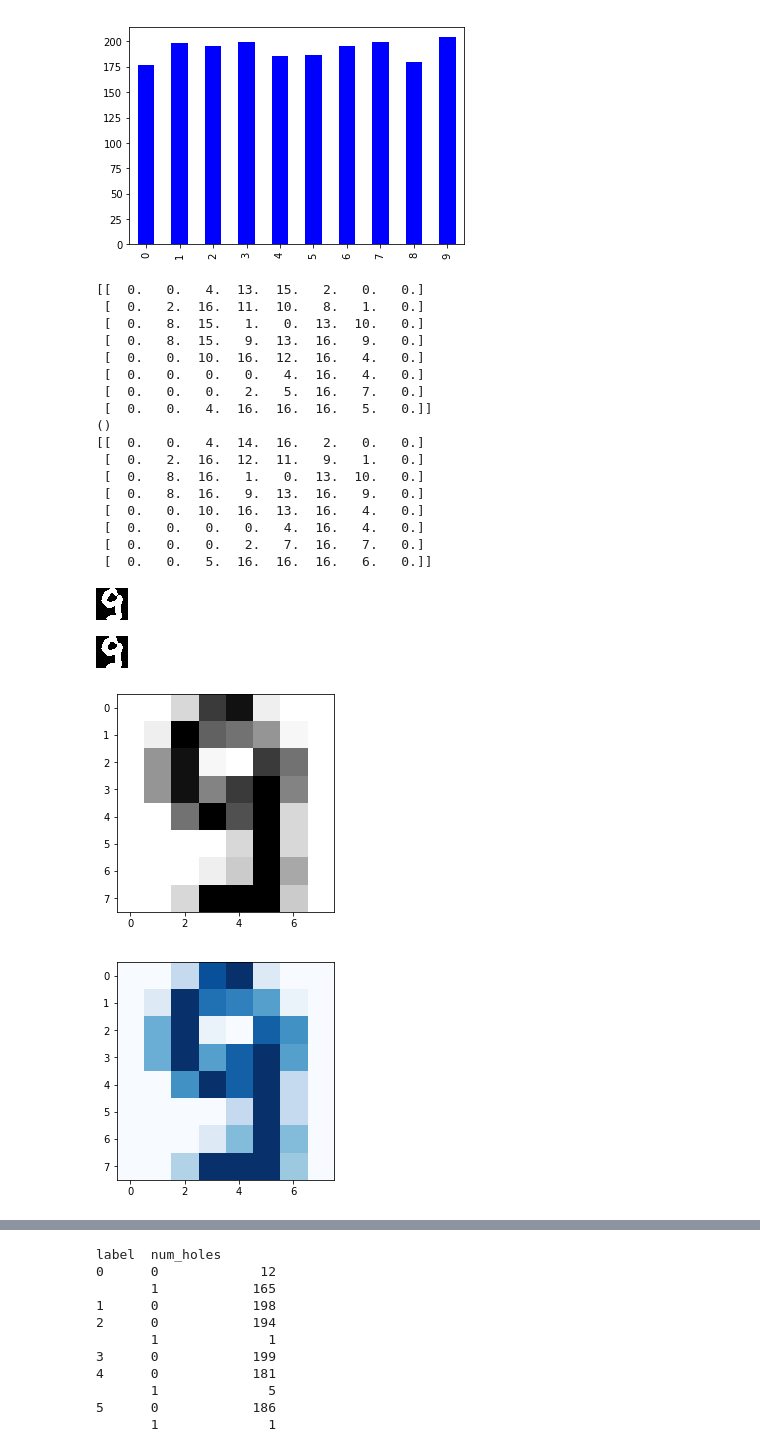
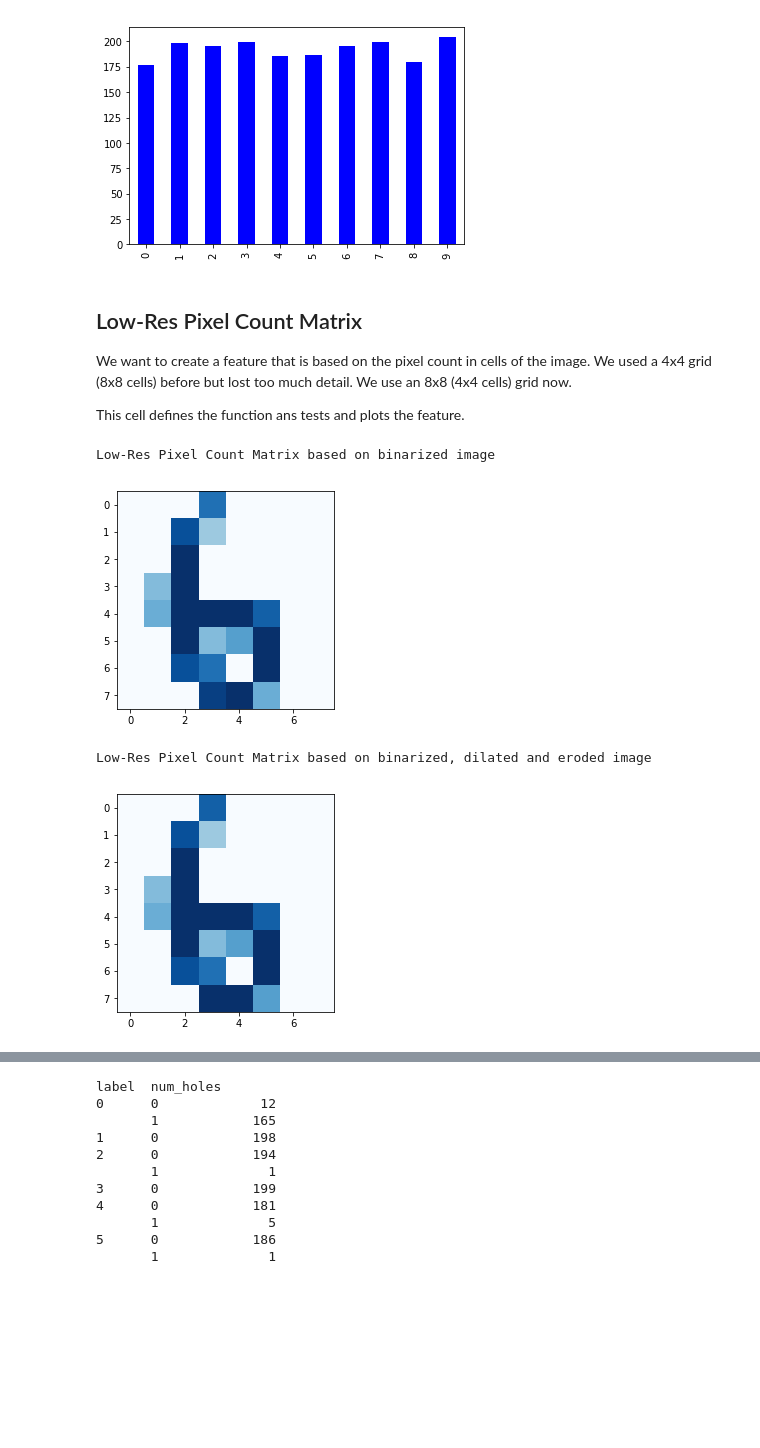
Before and after one commit to jsmienk/IML, a Jupyter notebook: notebooks/feature_extraction.ipynb, the cells around one changed output, grey strips where cells are left out. Drawn from its saved outputs; the diff is of its cells as text; code cells hidden in the pictures; blank space fills up the shorter version.

```diff
--- a/notebooks/feature_extraction.ipynb
+++ b/notebooks/feature_extraction.ipynb
@@ -46,14 +63,10 @@ for img in raw:
 # %%
 # EXAMPLE IMAGES
-# images[0][1].save(disp)
-# images[1][1].save(disp)
-# images[2][1].save(disp)
+images[0][1].save(disp)
 
-img = Image('../dataset-images/4686.png')#images[0][1]
-img.save(disp)
-img.binarize().save(disp)
-img.binarize().erode().save(disp)
-img.binarize().dilate().save(disp)
-img.binarize().erode().dilate().save(disp)
-img.binarize().dilate().erode().save(disp)
+img = images[0][1]
+img.erode().save(disp)
+img.dilate().save(disp)
+img.erode().dilate().save(disp)
+img.dilate().erode().save(disp)
 # %% [output]
@@ -98,54 +120,43 @@ digit_counts.plot(kind='bar')
 # %% [output]
 <matplotlib.axes._subplots.AxesSubplot at 0x...>
 [figure]
+# %% [markdown]
+## Low-Res Pixel Count Matrix
+
+We want to create a feature that is based on the pixel count in cells of the image. We used a 4x4 grid (8x8 cells) before but lost too much detail. We use an 8x8 (4x4 cells) grid now.
+
+This cell defines the function ans tests and plots the feature.
 # %%
-# TESTING WEIGHTED MATRIX CREATION
+# WEIGHTED MATRIX CREATION
 def get_weighted_matrix(img):
-    COUNT = 8
+    COUNT = 8 # GRID SIZE
+    T = 5 # THRESHOLD
     CROP = SIZE / COUNT
     m = np.zeros((COUNT, COUNT))
     for y in range(COUNT):
         for x in range(COUNT):
             part = img.crop(x * CROP, y * CROP, CROP, CROP)
-            m[x][y] = (part.getNumpy()[:,:,0] / 255).sum()
+            sum = (part.getNumpy()[:,:,0] / 255).sum()
+            m[x][y] = sum if sum > T else 0
     return m.T
 
 
-img_raw = data_sorted.image_raw[1811]
-img = data_sorted.image[1811]
+img_raw = data.image_raw[0]
+img = data.image[0]
 
 m_raw = get_weighted_matrix(img_raw)
+print 'Low-Res Pixel Count Matrix based on binarized image'
+plt.imshow(m_raw, cmap='Blues', interpolation='nearest')
+plt.show()
+
+print
+
 m = get_weighted_matrix(img)
-print(m_raw)
-print()
-print(m)
-
-img_raw.save(disp)
-img.save(disp)
-
-plt.imshow(m_raw, cmap='Greys', interpolation='nearest')
-plt.show()
+print 'Low-Res Pixel Count Matrix based on binarized, dilated and eroded image'
 plt.imshow(m, cmap='Blues', interpolation='nearest')
 plt.show()
 # %% [output]
-[[  0.   0.   4.  13.  15.   2.   0.   0.]
- [  0.   2.  16.  11.  10.   8.   1.   0.]
- [  0.   8.  15.   1.   0.  13.  10.   0.]
- [  0.   8.  15.   9.  13.  16.   9.   0.]
- [  0.   0.  10.  16.  12.  16.   4.   0.]
- [  0.   0.   0.   0.   4.  16.   4.   0.]
- [  0.   0.   0.   2.   5.  16.   7.   0.]
- [  0.   0.   4.  16.  16.  16.   5.   0.]]
-()
-[[  0.   0.   4.  14.  16.   2.   0.   0.]
- [  0.   2.  16.  12.  11.   9.   1.   0.]
- [  0.   8.  16.   1.   0.  13.  10.   0.]
- [  0.   8.  16.   9.  13.  16.   9.   0.]
- [  0.   0.  10.  16.  13.  16.   4.   0.]
- [  0.   0.   0.   0.   4.  16.   4.   0.]
- [  0.   0.   0.   2.   7.  16.   7.   0.]
- [  0.   0.   5.  16.  16.  16.   6.   0.]]
+Low-Res Pixel Count Matrix based on binarized image
-[figure, old version]
+[figure, new version]
+Low-Res Pixel Count Matrix based on binarized, dilated and eroded image
-[figure, old version]
+[figure, new version]
-[figure, removed]
-[figure, removed]
```
Also changed, not shown: parts of 20 cells of this notebook, 5 other files.
